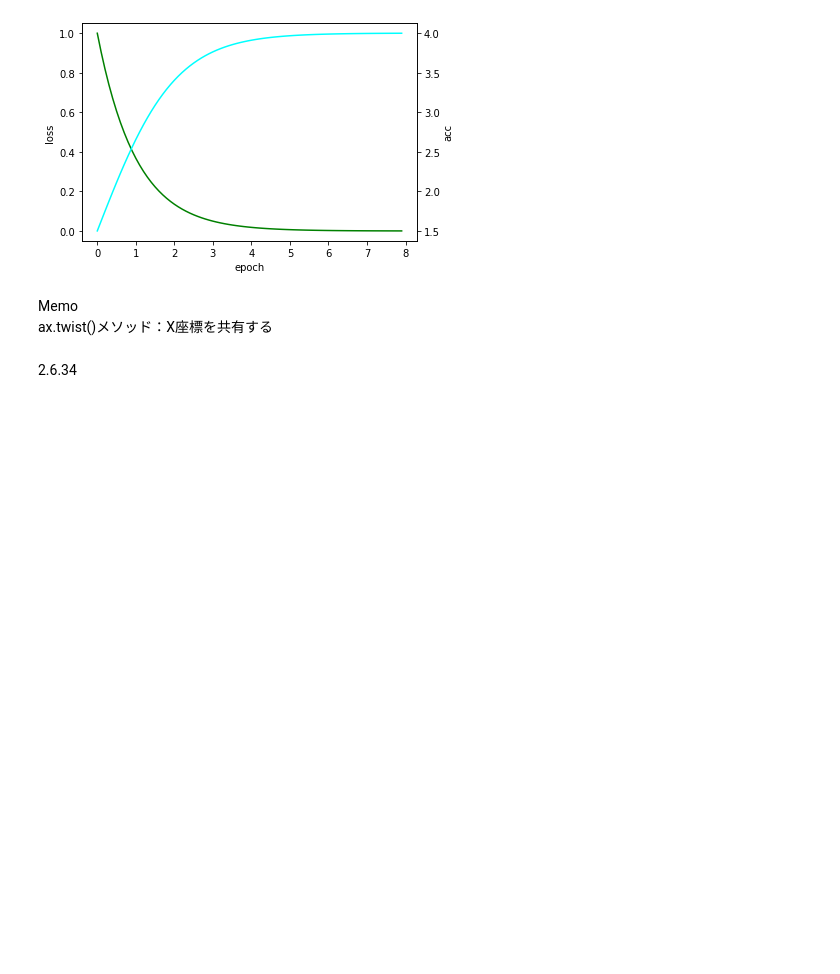
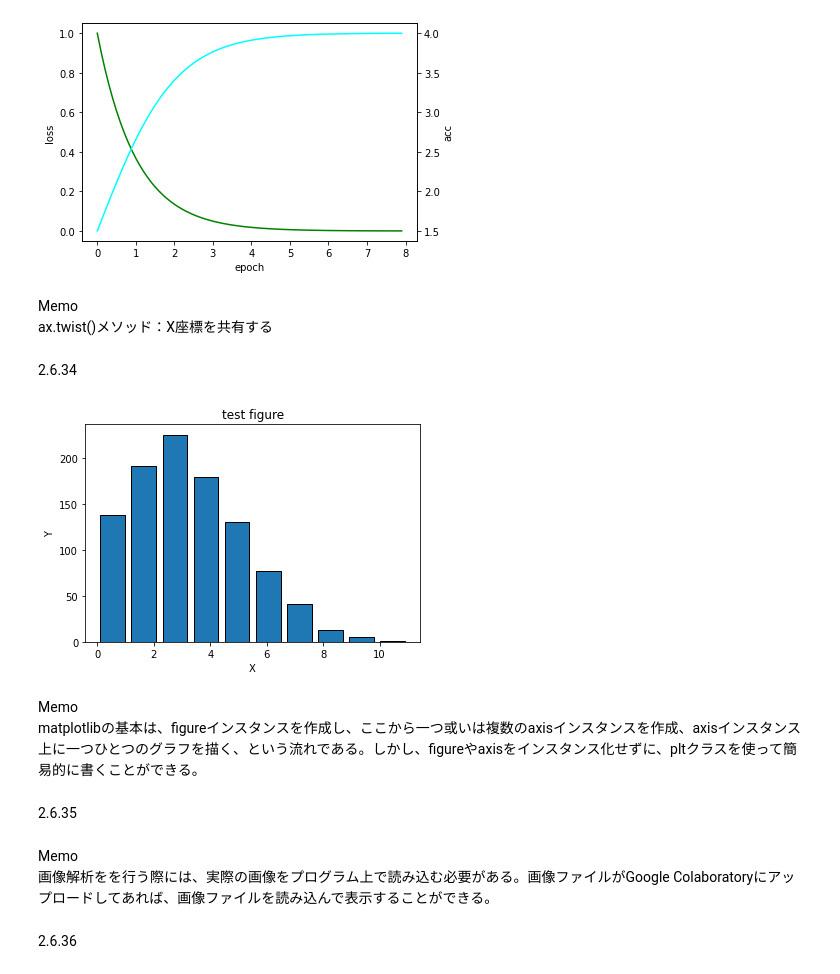
Before and after one commit to KuriharaYoshiki/python_medical_images, a Jupyter notebook: paspale.ipynb, the cells around one changed output. Drawn from its saved outputs; the diff is of its cells as text; code cells hidden in the pictures; blank space fills up the shorter version.

```diff
--- a/paspale.ipynb
+++ b/paspale.ipynb
@@ -1429,3 +1429,21 @@ Memo
 ax.twist()メソッド：Ⅹ座標を共有する
 # %% [markdown]
 2.6.34
+# %%
+import numpy as np
+import matplotlib.pyplot as plt
+#数値データの作成
+x=np.random.poisson(lam=3.5,size=1000)
+#グラフの描画
+plt.hist(x,ec='black',rwidth=0.8,bins=10,density=False)
+plt.xlabel("X")
+plt.ylabel("Y")
+plt.title("test figure")
+plt.show()
+# %% [output]
+[figure, added]
+# %% [markdown]
+Memo
+matplotlibの基本は、figureインスタンスを作成し、ここから一つ或いは複数のaxisインスタンスを作成、axisインスタンス上に一つひとつのグラフを描く、という流れである。しかし、figureやaxisをインスタンス化せずに、pltクラスを使って簡易的に書くことができる。
+# %% [markdown]
+2.6.35
@@ -1431,0 +1457,5 @@ ax.twist()メソッド：Ⅹ座標を共有する
+# %% [markdown]
+Memo
+画像解析をを行う際には、実際の画像をプログラム上で読み込む必要がある。画像ファイルがGoogle Colaboratoryにアップロードしてあれば、画像ファイルを読み込んで表示することができる。
+# %% [markdown]
+2.6.36
```
Also changed, not shown: parts of 3 cells of this notebook.
